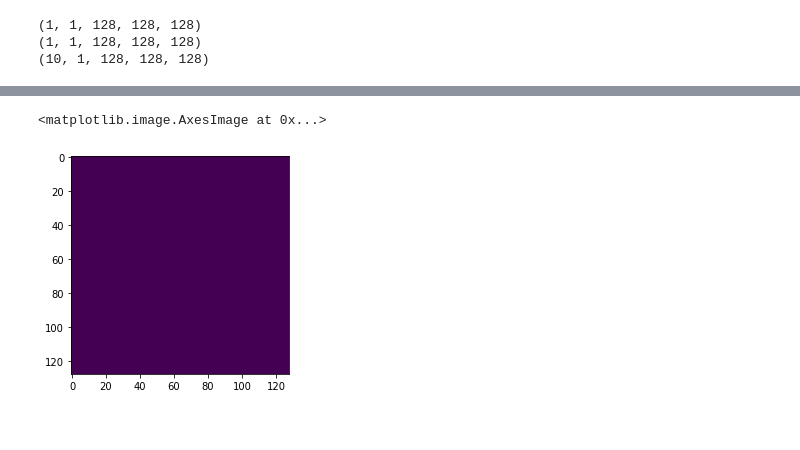
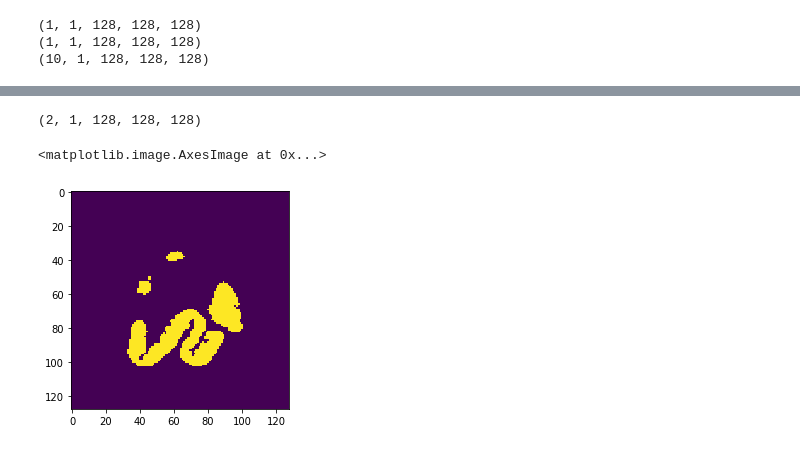
Before and after one commit to SlicerIGT/aigt, a Jupyter notebook: Notebooks/Segmentation3d/AutoSeg.ipynb, the cells around one changed output, grey strips where cells are left out. Drawn from its saved outputs; the diff is of its cells as text; code cells hidden in the pictures.

```diff
--- a/Notebooks/Segmentation3d/AutoSeg.ipynb
+++ b/Notebooks/Segmentation3d/AutoSeg.ipynb
@@ -602,12 +626,9 @@ plt.imshow(lastNrrd[0,0,:,75,:])
-# %%
-#neural net segmentation
-plt.imshow(np.array(outputSeg[0,0,:,75,:]))
-
-# QUESTION
-#evidently, the prediction is not close to the segmentation
-#though this only a single slice, if you open up the output .npy file,
-#it is completely blank, so the output segmentation that is supposedly
-#0.9846% accurate is literally nothing
-# %% [output]
-<matplotlib.image.AxesImage at 0x...>
-[figure, removed]
+# %%
+#human segmentation
+lastSeg=np.array(y_test)
+print(np.shape(lastSeg))
+plt.imshow(lastSeg[0,0,:,80,:])
+# %% [output]
+(2, 1, 128, 128, 128)
+<matplotlib.image.AxesImage at 0x...>
+[figure, added]
```
Also changed, not shown: parts of 12 cells of this notebook.
